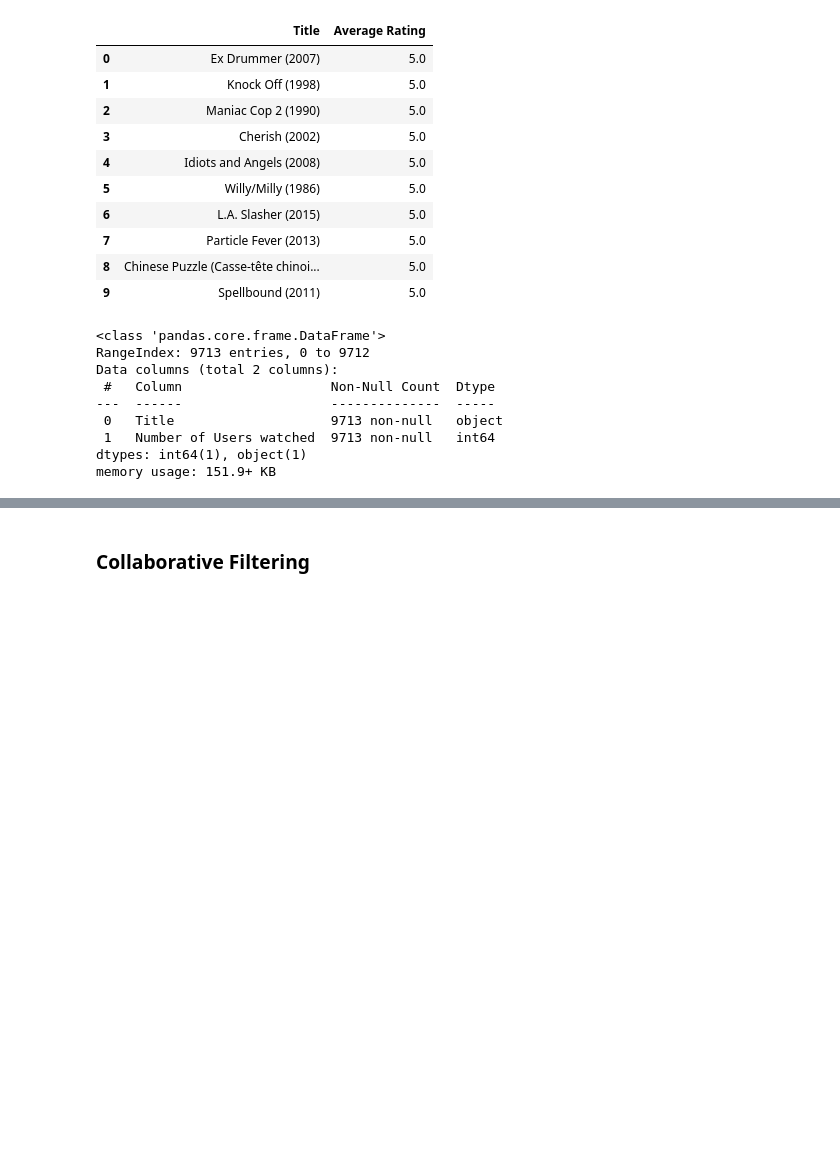
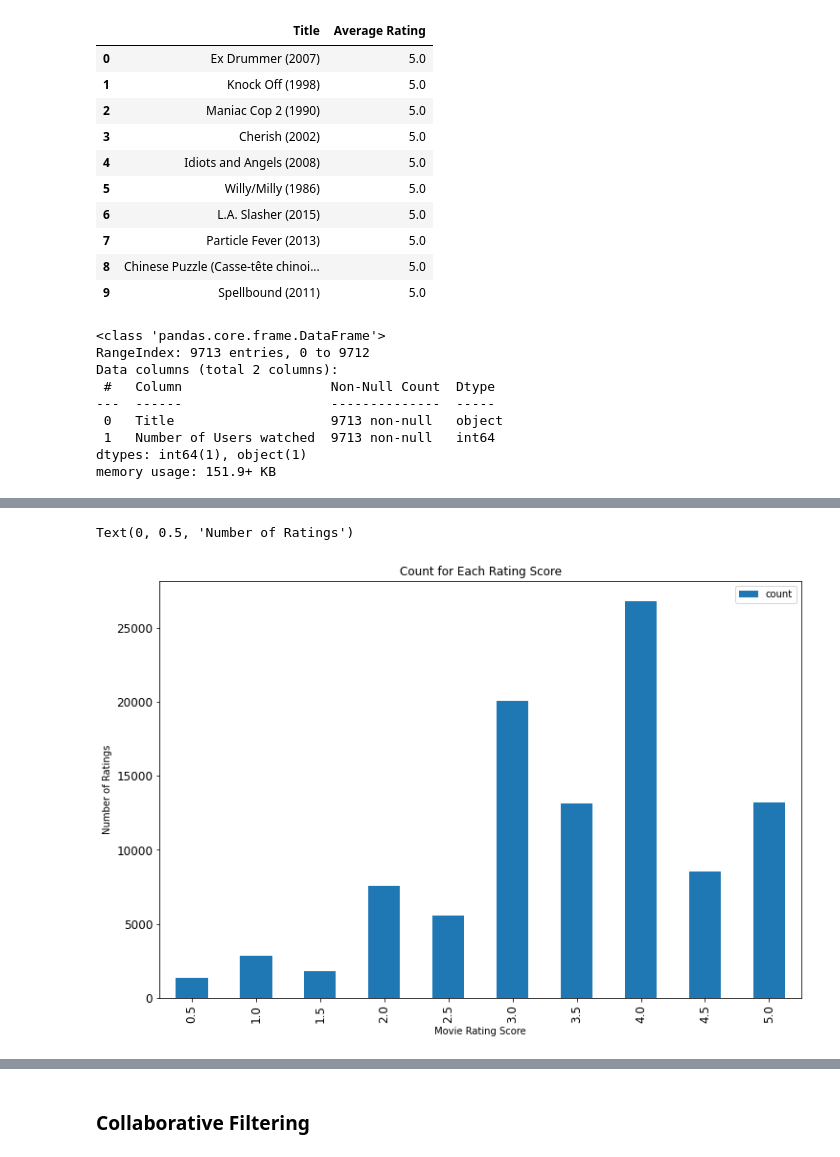
Before and after one commit to seanconlon29/Microsofts-Launch-into-Streaming, a Jupyter notebook: Vinnie-nb.ipynb, the cells around one changed output, grey strips where cells are left out. Saved outputs shown, nothing was run; the diff lists cells and outputs as text; code cells hidden in the pictures; blank space fills up the shorter version.

```diff
--- a/Vinnie-nb.ipynb
+++ b/Vinnie-nb.ipynb
@@ -399,3 +401,14 @@ rtg_countdf
+# %%
+ax = rtg_countdf.reset_index().rename(columns={'index': 'rating score'}).plot('rating','count', 'bar',
+    figsize=(12, 8),
+    title='Count for Each Rating Score',
+    fontsize=12)
+
+ax.set_xlabel("Movie Rating Score")
+ax.set_ylabel("Number of Ratings")
+# %% [output]
+Text(0, 0.5, 'Number of Ratings')
+[figure, added]
 # %%
 hr_pop = pd.merge(avg_high_rated, popular, how='inner', on='Title')
 hr_pop.info()
```
Also changed, not shown: parts of 6 cells of this notebook.
